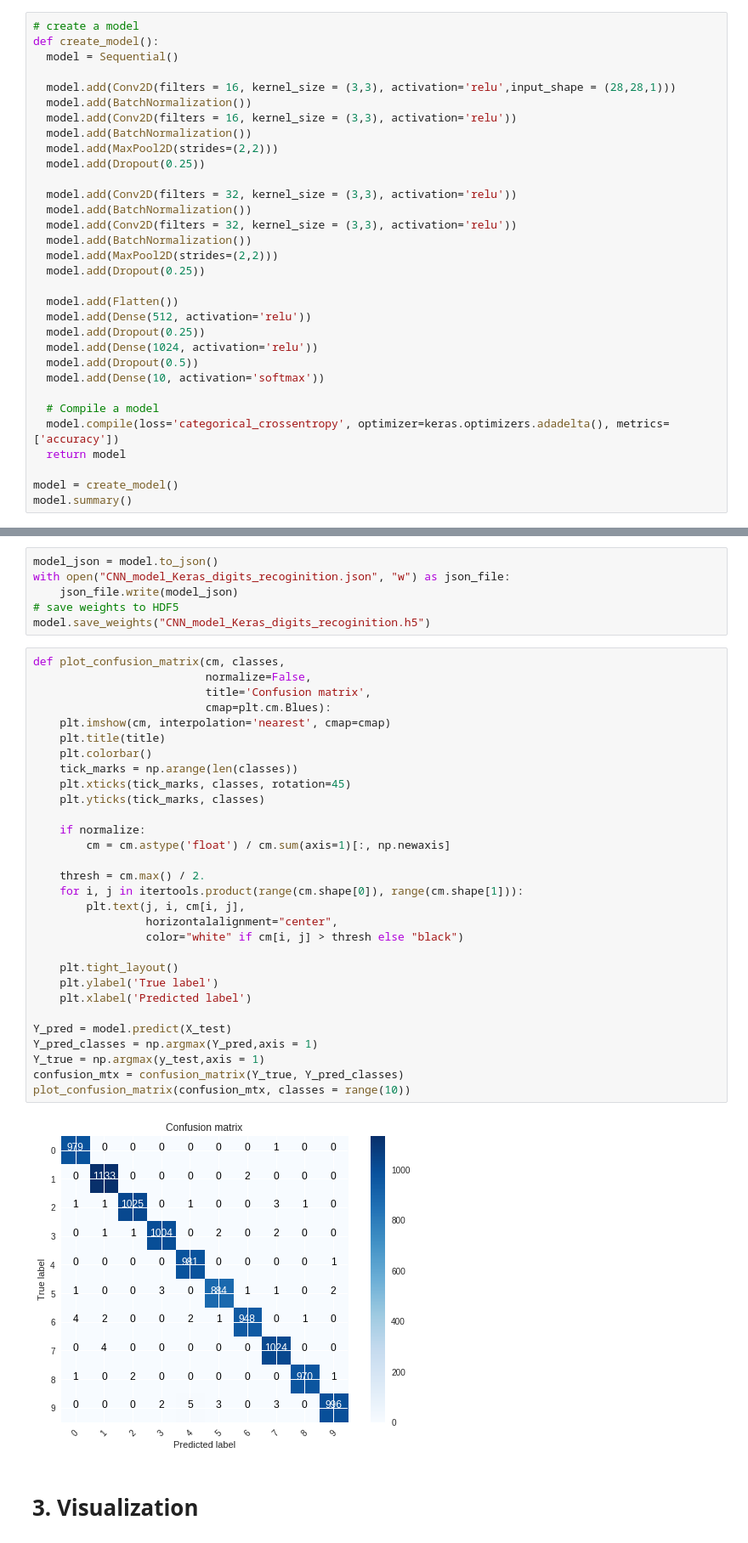
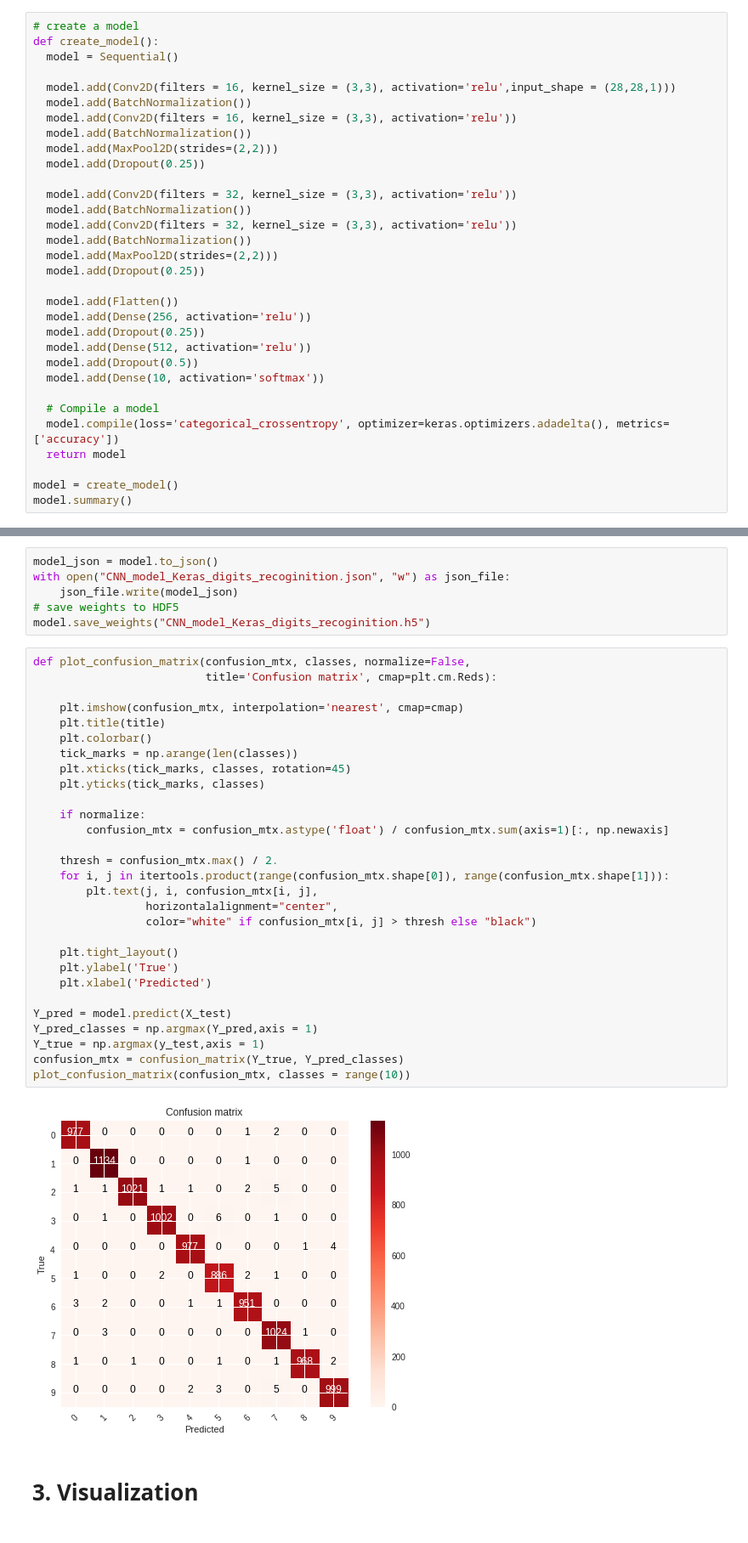
Before and after one commit to DavorJordacevic/TensorFlow-Keras-Neural-Networks, a Jupyter notebook: Convolutional_neural_network_with_Keras_Digits.ipynb, the cells around one changed output, grey strips where cells are left out. Shown at 85% size. Drawn from its saved outputs; the diff is of its cells as text.

```diff
--- a/Convolutional_neural_network_with_Keras_Digits.ipynb
+++ b/Convolutional_neural_network_with_Keras_Digits.ipynb
@@ -128,9 +141,9 @@ def create_model():
   model.add(Dropout(0.25))
 
   model.add(Flatten())
+  model.add(Dense(256, activation='relu'))
+  model.add(Dropout(0.25))
   model.add(Dense(512, activation='relu'))
-  model.add(Dropout(0.25))
-  model.add(Dense(1024, activation='relu'))
   model.add(Dropout(0.5))
   model.add(Dense(10, activation='softmax'))
 
@@ -263,37 +276,36 @@ with open("CNN_model_Keras_digits_recoginition.json", "w") as json_file:
 # save weights to HDF5
 model.save_weights("CNN_model_Keras_digits_recoginition.h5")
 # %%
-def plot_confusion_matrix(cm, classes,
-                          normalize=False,
-                          title='Confusion matrix',
-                          cmap=plt.cm.Blues):
-    plt.imshow(cm, interpolation='nearest', cmap=cmap)
+def plot_confusion_matrix(confusion_mtx, classes, normalize=False,
+                          title='Confusion matrix', cmap=plt.cm.Reds):
+
+    plt.imshow(confusion_mtx, interpolation='nearest', cmap=cmap)
     plt.title(title)
     plt.colorbar()
     tick_marks = np.arange(len(classes))
     plt.xticks(tick_marks, classes, rotation=45)
     plt.yticks(tick_marks, classes)
 
     if normalize:
-        cm = cm.astype('float') / cm.sum(axis=1)[:, np.newaxis]
+        confusion_mtx = confusion_mtx.astype('float') / confusion_mtx.sum(axis=1)[:, np.newaxis]
 
-    thresh = cm.max() / 2.
-    for i, j in itertools.product(range(cm.shape[0]), range(cm.shape[1])):
-        plt.text(j, i, cm[i, j],
+    thresh = confusion_mtx.max() / 2.
+    for i, j in itertools.product(range(confusion_mtx.shape[0]), range(confusion_mtx.shape[1])):
+        plt.text(j, i, confusion_mtx[i, j],
                  horizontalalignment="center",
-                 color="white" if cm[i, j] > thresh else "black")
+                 color="white" if confusion_mtx[i, j] > thresh else "black")
 
     plt.tight_layout()
-    plt.ylabel('True label')
-    plt.xlabel('Predicted label')
+    plt.ylabel('True')
+    plt.xlabel('Predicted')
 
 Y_pred = model.predict(X_test)
 Y_pred_classes = np.argmax(Y_pred,axis = 1)
 Y_true = np.argmax(y_test,axis = 1)
 confusion_mtx = confusion_matrix(Y_true, Y_pred_classes)
 plot_confusion_matrix(confusion_mtx, classes = range(10))
 # %% [output]
-[figure, old version]
+[figure, new version]
 # %% [markdown]
 # 3. Visualization
 # %% [markdown]
```
Also changed, not shown: parts of 10 cells of this notebook.
